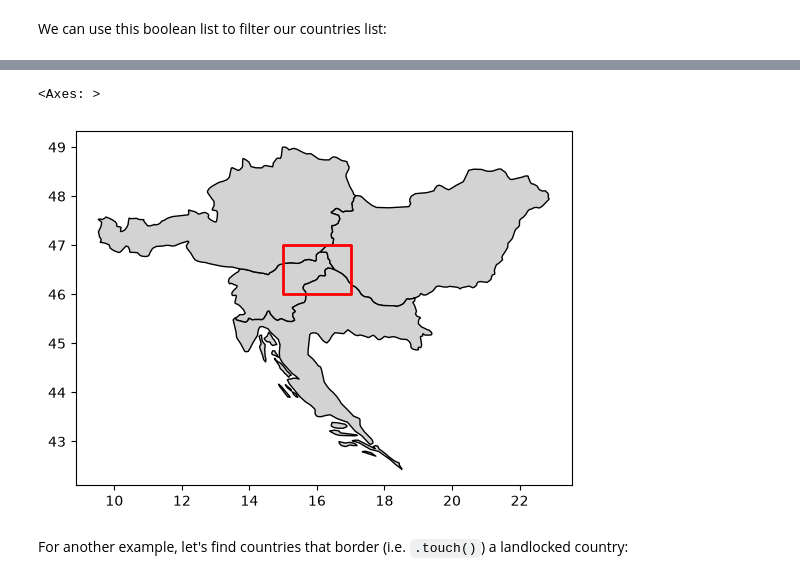
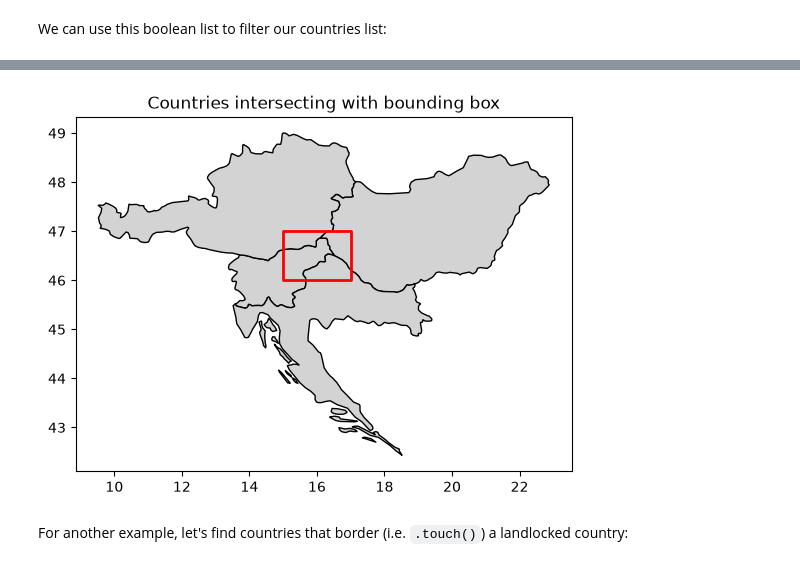
Before and after one commit to trchudley/geospatial-scientific-computing, a Jupyter notebook: week/03/03-relations.ipynb, the cells around one changed output, grey strips where cells are left out. Saved outputs shown, nothing was run; the diff lists cells and outputs as text; code cells hidden in the pictures.

```diff
--- a/week/03/03-relations.ipynb
+++ b/week/03/03-relations.ipynb
@@ -95,15 +95,18 @@ countries_gdf_intersect
 # %%
 # to plot our bounding_box, we can turn it into a geopandas dataframe and plot it
 bounding_box_gdf = gpd.GeoDataFrame(geometry=[bounding_box], crs=countries_gdf.crs)
 
 
 fig, ax = plt.subplots()
 
 countries_gdf_intersect.plot(ax=ax, color='lightgrey', edgecolor='black')
 bounding_box_gdf.plot(ax=ax, color='none', edgecolor='red', linewidth=2)
+
+ax.set_title('Countries intersecting with bounding box')
+
+plt.show()
 # %% [output]
-<Axes: >
-[figure, old version]
+[figure, new version]
 # %% [markdown]
 For another example, let's find countries that border (i.e. `.touch()`) a landlocked country:
 # %%
```
Also changed, not shown: parts of 7 cells of this notebook, 6 other files.
